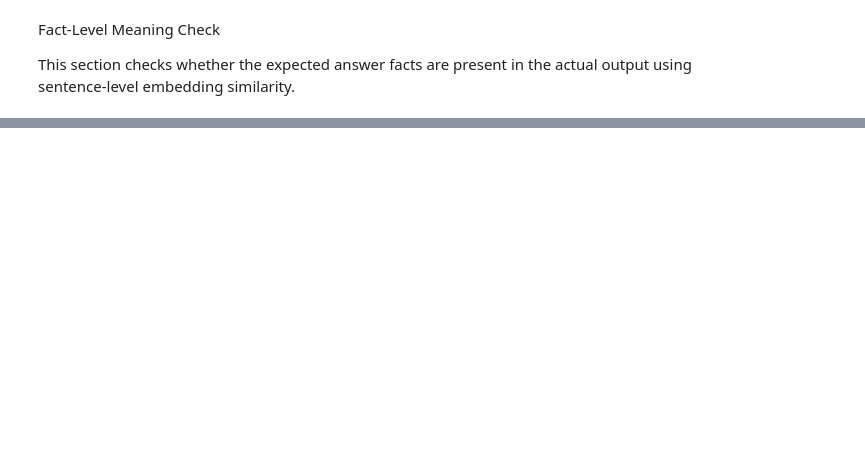
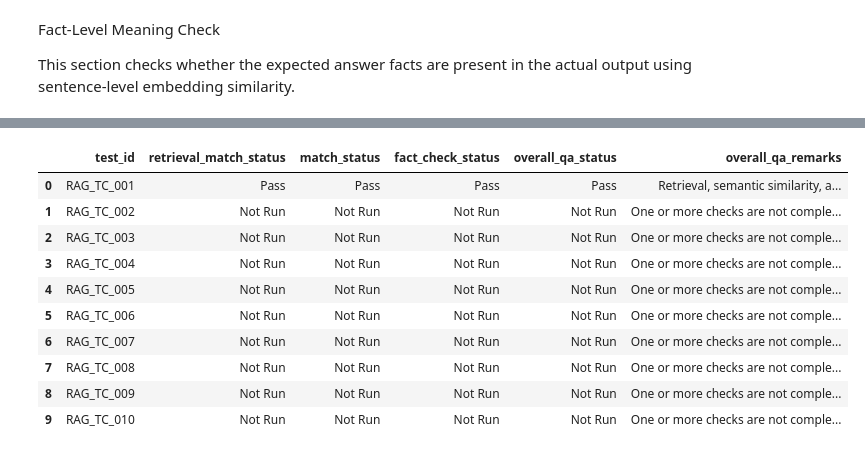
Before and after one commit to Raghul-source/rag-pipeline-evaluation, a Jupyter notebook: RAG_Pipeline_Evaluation_ETL_and_Embedding_Check.ipynb, the cells around one changed output, grey strips where cells are left out. Cells and saved outputs as stored; diff of their text form; code cells hidden in the pictures; blank space fills up the shorter version.

Commit message:
Add retrieval and overall QA checks to RAG evaluation project

```diff
--- a/RAG_Pipeline_Evaluation_ETL_and_Embedding_Check.ipynb
+++ b/RAG_Pipeline_Evaluation_ETL_and_Embedding_Check.ipynb
@@ -494,0 +498,5 @@ dtype: object
+# %%
+# Demo retrieval output:
+# In real testing, actual_retrieved_doc_ids will come from the RAG system.
+# Here we copy expected_doc_ids into actual_retrieved_doc_ids only to test the retrieval-check logic.
+qa_df.loc[0, "actual_retrieved_doc_ids"] = qa_df.loc[0, "expected_doc_ids"]
@@ -776,3 +867,86 @@ display(
+# %%
+# Overall QA Status
+
+# This logic combines three checks:
+# 1. retrieval_match_status -> whether correct document was retrieved
+# 2. match_status -> whether actual answer is semantically similar to expected answer
+# 3. fact_check_status -> whether expected facts are present in actual answer
+
+qa_df["overall_qa_status"] = ""
+qa_df["overall_qa_remarks"] = ""
+
+
+for row_index, row in qa_df.iterrows():
+
+    retrieval_status = str(row.get("retrieval_match_status", "")).strip()
+    similarity_status = str(row.get("match_status", "")).strip()
+    fact_status = str(row.get("fact_check_status", "")).strip()
+
+    # If any required check is not run, overall status is Not Run.
+    if (
+        retrieval_status == "Not Run"
+        or similarity_status == "Not Run"
+        or fact_status == "Not Run"
+        or retrieval_status == ""
+        or similarity_status == ""
+        or fact_status == ""
+    ):
+        qa_df.loc[row_index, "overall_qa_status"] = "Not Run"
+        qa_df.loc[row_index, "overall_qa_remarks"] = "One or more checks are not completed yet."
+        continue
+
+    # If all checks pass, overall status is Pass.
+    if (
+        retrieval_status == "Pass"
+        and similarity_status == "Pass"
+        and fact_status == "Pass"
+    ):
+        qa_df.loc[row_index, "overall_qa_status"] = "Pass"
+        qa_df.loc[row_index, "overall_qa_remarks"] = "Retrieval, semantic similarity, and fact checks passed."
+        continue
+
+    # If fact check is partial, overall status is Partial.
+    if fact_status == "Partial":
+        qa_df.loc[row_index, "overall_qa_status"] = "Partial"
+        qa_df.loc[row_index, "overall_qa_remarks"] = "Some expected facts are missing."
+        continue
+
+    # If any check fails, overall status is Fail.
+    if (
+        retrieval_status == "Fail"
+        or similarity_status == "Fail"
+        or fact_status == "Fail"
+    ):
+        qa_df.loc[row_index, "overall_qa_status"] = "Fail"
+        qa_df.loc[row_index, "overall_qa_remarks"] = "One or more checks failed."
+        continue
+
+
+# Show final QA status.
+display(
+    qa_df[
+        [
+            "test_id",
+            "retrieval_match_status",
+            "match_status",
+            "fact_check_status",
+            "overall_qa_status",
+            "overall_qa_remarks"
+        ]
+    ]
+)
+# %% [output]
+|  | test_id | retrieval_match_status | match_status | fact_check_status | overall_qa_status | overall_qa_remarks |
+| 0 | RAG_TC_001 | Pass | Pass | Pass | Pass | Retrieval, semantic similarity, a... |
+| 1 | RAG_TC_002 | Not Run | Not Run | Not Run | Not Run | One or more checks are not comple... |
+| 2 | RAG_TC_003 | Not Run | Not Run | Not Run | Not Run | One or more checks are not comple... |
+| 3 | RAG_TC_004 | Not Run | Not Run | Not Run | Not Run | One or more checks are not comple... |
+| 4 | RAG_TC_005 | Not Run | Not Run | Not Run | Not Run | One or more checks are not comple... |
+| 5 | RAG_TC_006 | Not Run | Not Run | Not Run | Not Run | One or more checks are not comple... |
+| 6 | RAG_TC_007 | Not Run | Not Run | Not Run | Not Run | One or more checks are not comple... |
+| 7 | RAG_TC_008 | Not Run | Not Run | Not Run | Not Run | One or more checks are not comple... |
+| 8 | RAG_TC_009 | Not Run | Not Run | Not Run | Not Run | One or more checks are not comple... |
+| 9 | RAG_TC_010 | Not Run | Not Run | Not Run | Not Run | One or more checks are not comple... |
 # %%
 # Save updated result CSV with similarity + fact-level check results
 
```
Also changed, not shown: parts of 8 cells of this notebook, 2 other files.
